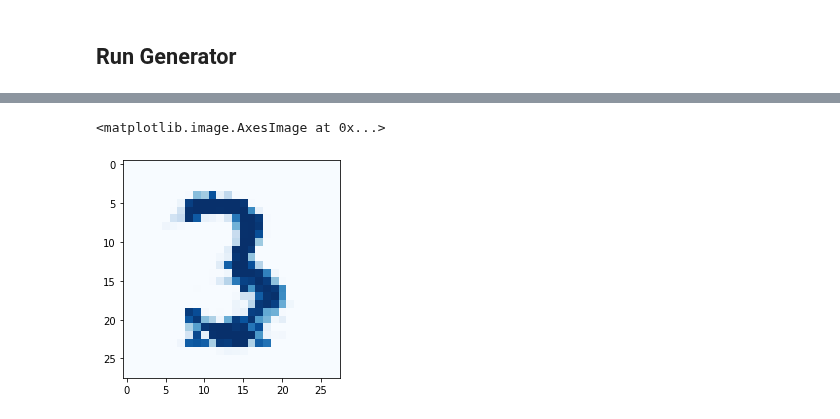
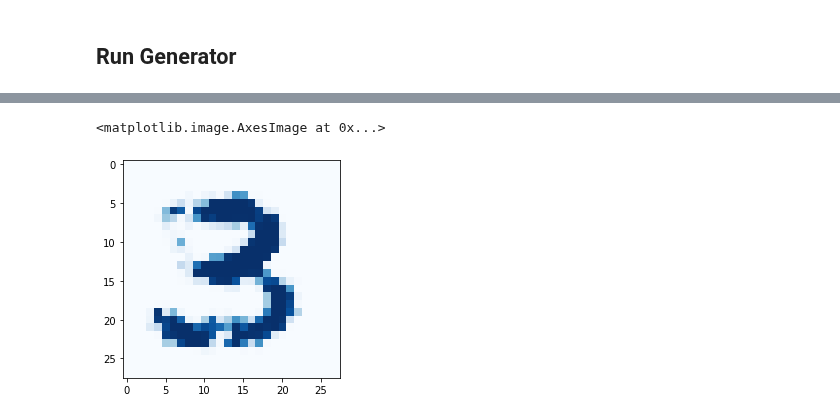
Before and after one commit to makeyourownneuralnetwork/gan, a Jupyter notebook: 09_gan_mnist_seed_experiments.ipynb, the cells around one changed output, grey strips where cells are left out. Drawn from its saved outputs; the diff is of its cells as text; code cells hidden in the pictures.

```diff
--- a/09_gan_mnist_seed_experiments.ipynb
+++ b/09_gan_mnist_seed_experiments.ipynb
@@ -398,13 +398,13 @@ for i in range(3):
 # %%
 # sum of seeds
 
 seed3 = seed1 + seed2
-out = G.forward(x3)
+out = G.forward(seed3)
 img = out.detach().numpy().reshape(28,28)
 plt.imshow(img, interpolation='none', cmap='Blues')
 # %% [output]
 <matplotlib.image.AxesImage at 0x...>
-[figure, old version]
+[figure, new version]
 # %%
 # sum of seeds
 
```
Also changed, not shown: parts of 11 cells of this notebook.
